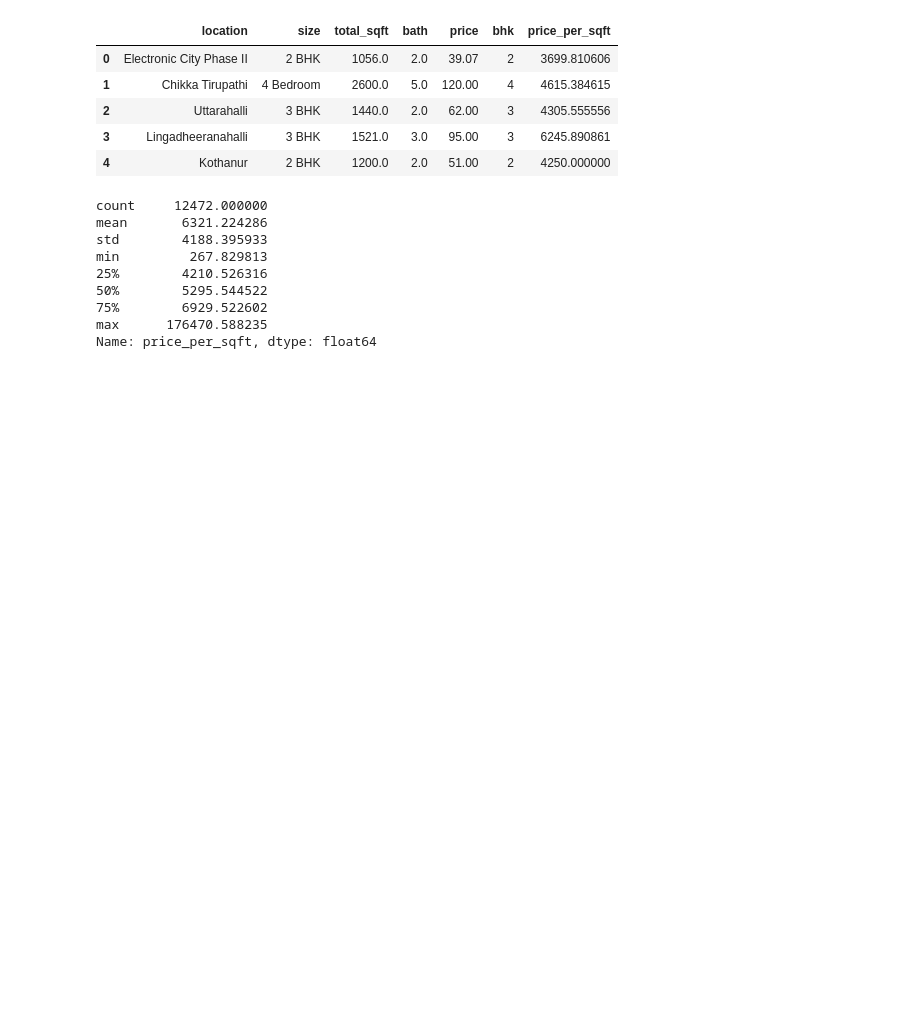
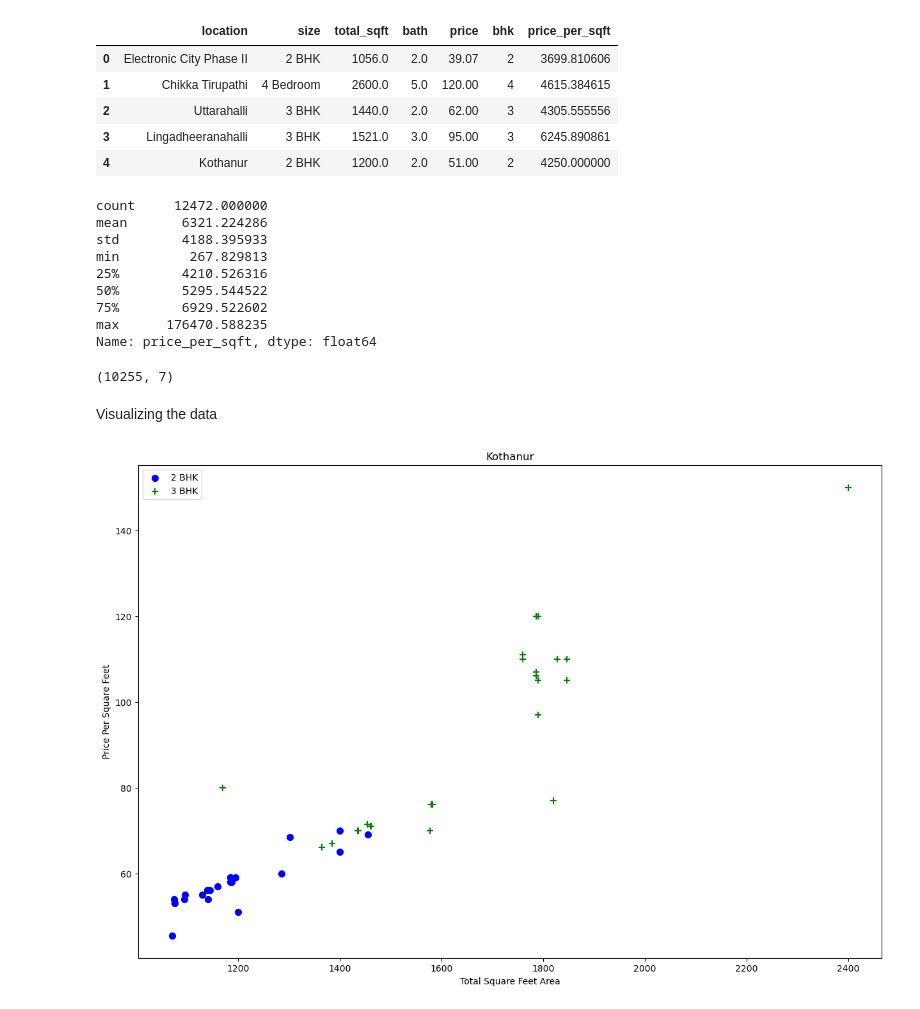
Before and after one commit to Poojitha-Thulluru/Bangalore_House_Price_Prediction, a Jupyter notebook: app.ipynb, the cells around one changed output. Saved outputs shown, nothing was run; the diff lists cells and outputs as text; code cells hidden in the pictures; blank space fills up the shorter version.

Commit message:
visualizing the data based on location

```diff
--- a/app.ipynb
+++ b/app.ipynb
@@ -398,0 +397,42 @@ Name: price_per_sqft, dtype: float64
+# %%
+# reducing the data in dataframe in such a way that its price lies in between sum(mean,std) and diff(mean, std) groupwise by 'location'
+# removing price per square feet outliers
+
+def remove_pps_outliers(df) :
+    df_out = pd.DataFrame()
+    for key, subdf in df.groupby('location') :
+        pps = subdf['price_per_sqft']
+        m = np.mean(pps)      # finding mean
+        st = np.std(pps)      # finding std
+        reduced_df = subdf[(pps > (m-st)) & (pps <= (m+st))]
+        df_out = pd.concat([df_out, reduced_df], ignore_index = True)
+    return df_out
+
+data7 = remove_pps_outliers(data6)
+data7.shape
+# %% [output]
+(10255, 7)
+# %% [markdown]
+Visualizing the data
+# %%
+# Function to draw scatter plot for "Total Square Feet Area" and "Price Per Square Feet" based on location
+
+def plot_scatter(df, location) :
+    bhk2 = df[(df.location == location) & (df.bhk == 2)]
+    bhk3 = df[(df.location == location) & (df.bhk == 3)]
+    matplotlib.rcParams['figure.figsize'] = (15, 10)
+
+    plt.scatter(bhk2['total_sqft'], bhk2['price'], color = 'blue', label = '2 BHK', s = 50)
+    plt.scatter(bhk3['total_sqft'], bhk3['price'], marker = '+', color = 'green', label = '3 BHK', s = 50)
+
+    plt.xlabel("Total Square Feet Area")
+    plt.ylabel("Price Per Square Feet")
+
+    plt.title(location)
+    plt.legend()
+# %%
+# Scatter plot of Kothanur
+
+plot_scatter(data7, "Kothanur")
+# %% [output]
+[figure, added]
```
Also changed, not shown: parts of 1 cell of this notebook.
